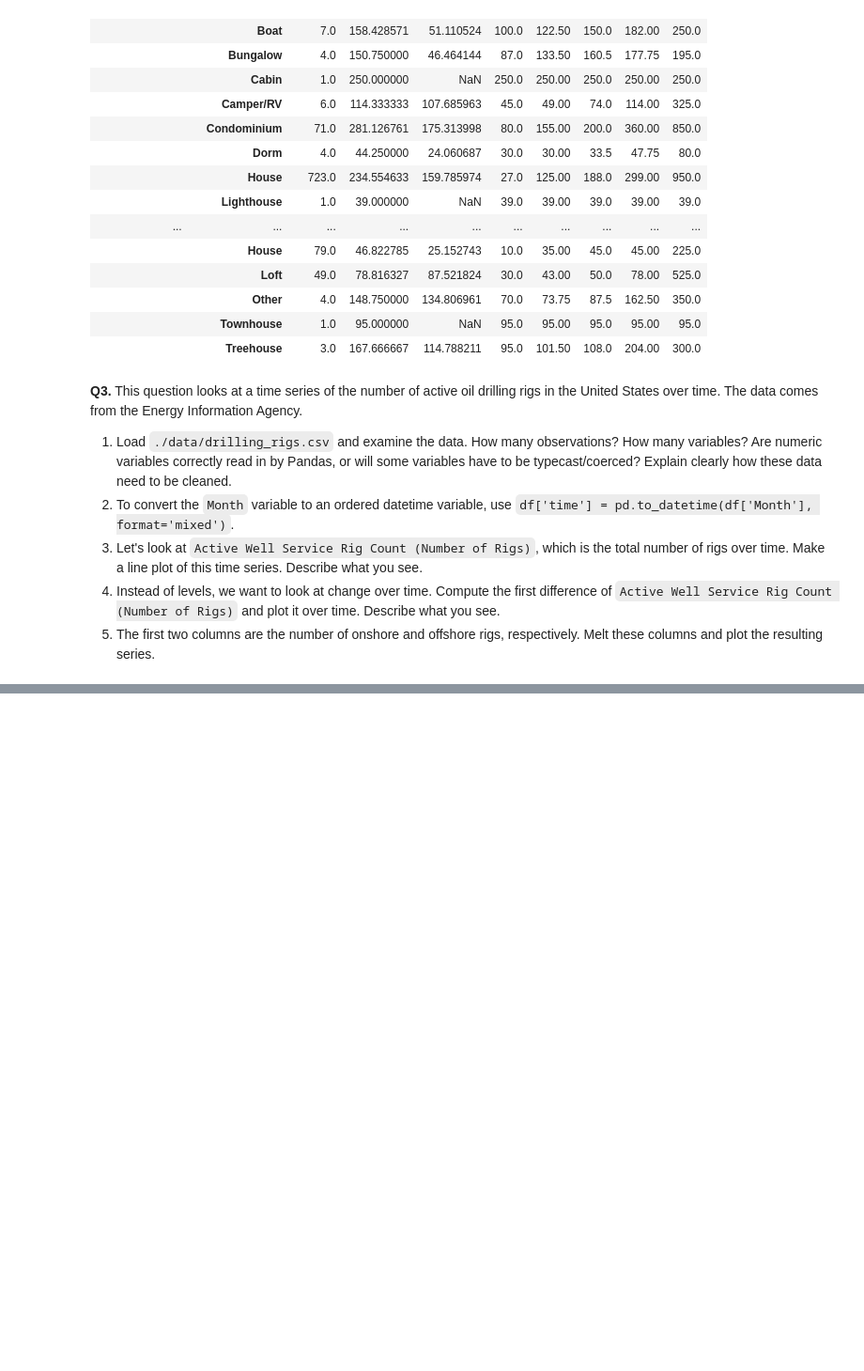
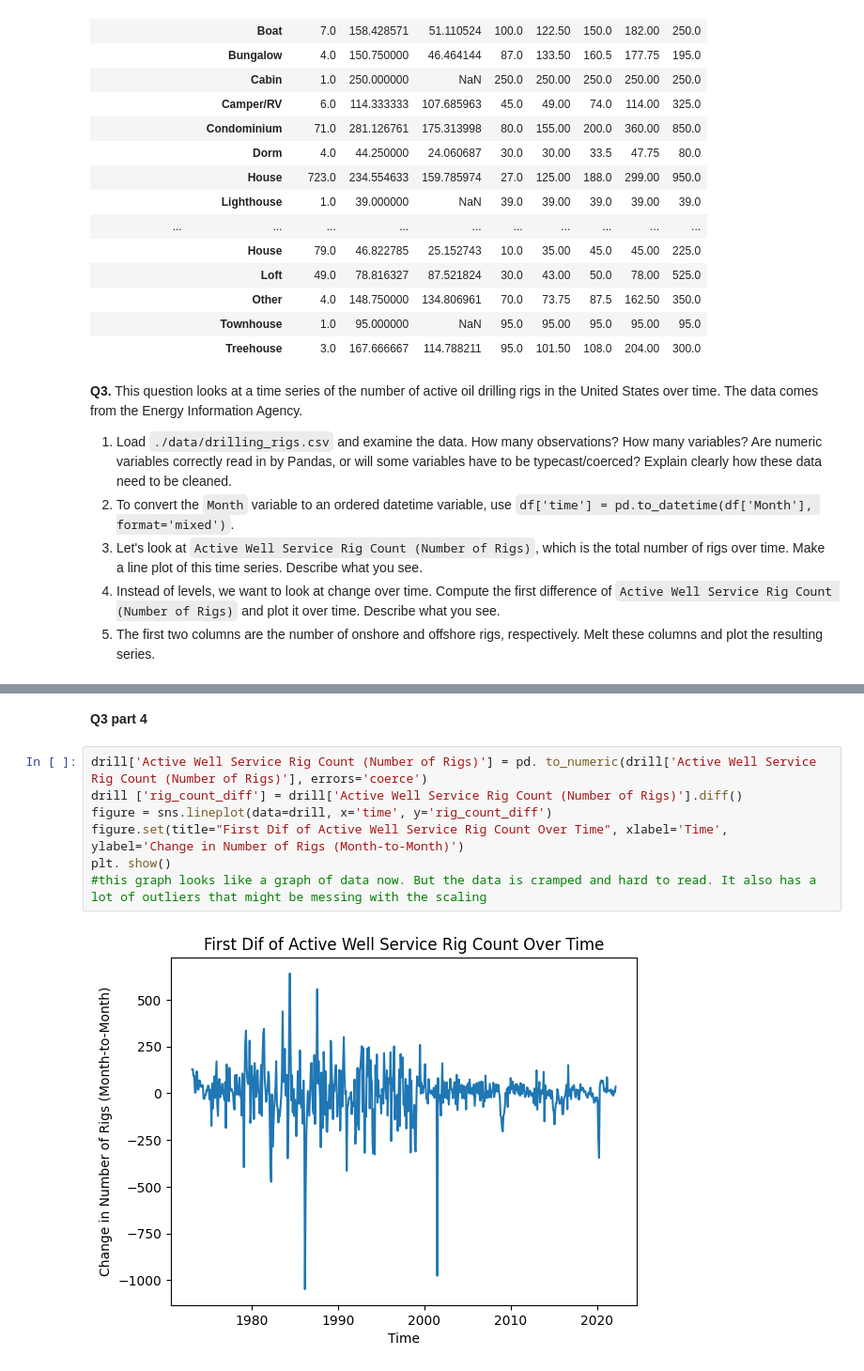
Before and after one commit to ap-vp/eda_assignment, a Jupyter notebook: assignment.ipynb, the cells around one changed output, grey strips where cells are left out. Shown at 94% size. Drawn from its saved outputs; the diff is of its cells as text; blank space fills up the shorter version.

```diff
--- a/assignment.ipynb
+++ b/assignment.ipynb
@@ -217,0 +276,11 @@ Description of Price conditional on Room Type and Property Type:
+# %% [markdown]
+**Q3 part 4**
+# %%
+drill['Active Well Service Rig Count (Number of Rigs)'] = pd. to_numeric(drill['Active Well Service Rig Count (Number of Rigs)'], errors='coerce')
+drill ['rig_count_diff'] = drill['Active Well Service Rig Count (Number of Rigs)'].diff()
+figure = sns.lineplot(data=drill, x='time', y='rig_count_diff')
+figure.set(title="First Dif of Active Well Service Rig Count Over Time", xlabel='Time', ylabel='Change in Number of Rigs (Month-to-Month)')
+plt. show()
+#this graph looks like a graph of data now. But the data is cramped and hard to read. It also has a lot of outliers that might be messing with the scaling
+# %% [output]
+[figure, added]
```
Also changed, not shown: parts of 13 cells of this notebook.
